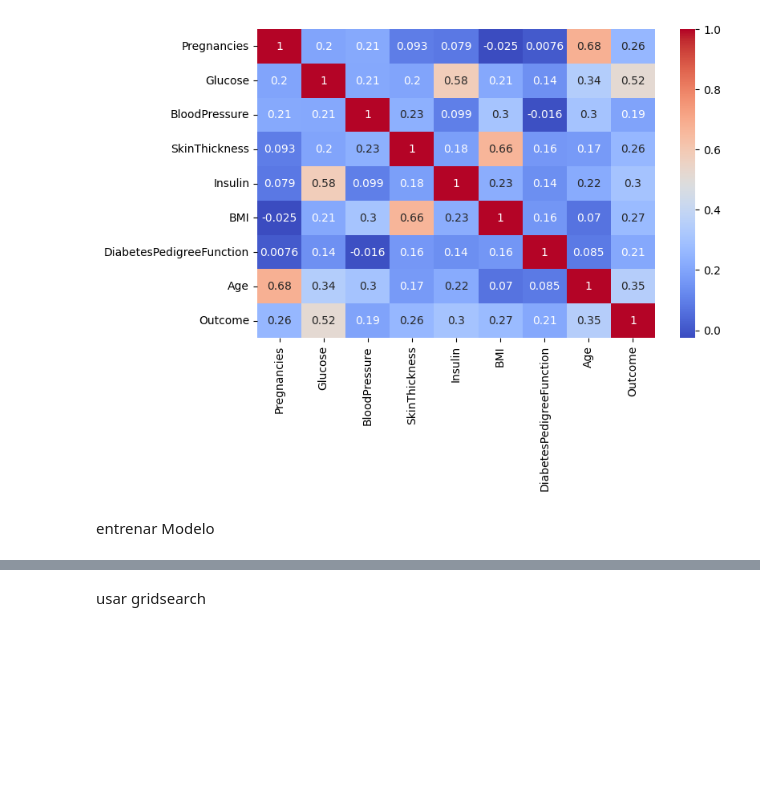
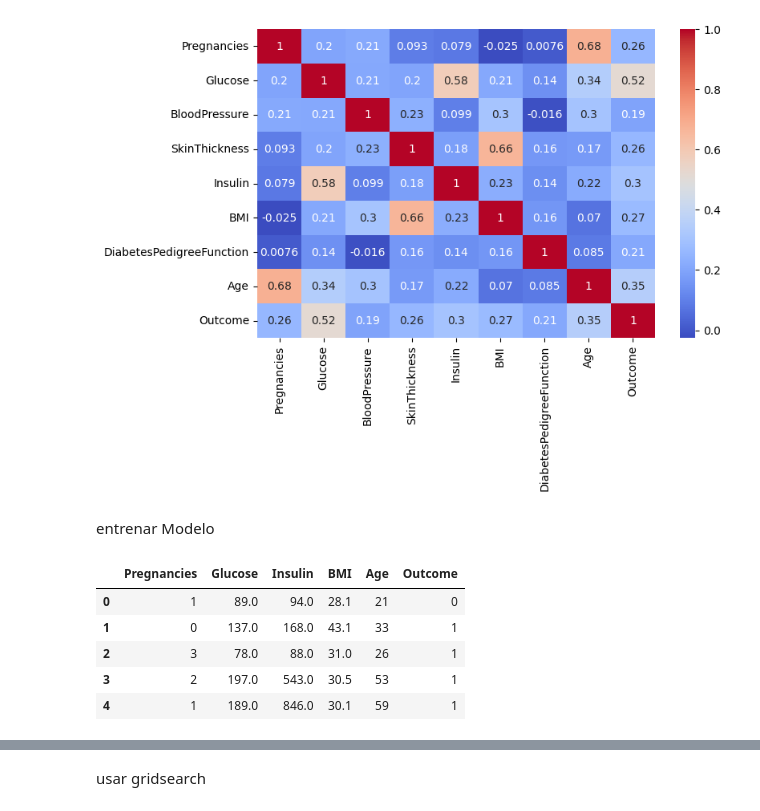
Before and after one commit to AaronE0811/PredictDiabetes, a Jupyter notebook: src/trainModel.ipynb, the cells around one changed output, grey strips where cells are left out. Drawn from its saved outputs; the diff is of its cells as text; code cells hidden in the pictures; blank space fills up the shorter version.

```diff
--- a/src/trainModel.ipynb
+++ b/src/trainModel.ipynb
@@ -34,5 +34,16 @@ columnas=["SkinThickness","Outcome","BloodPressure"]
 x=df.drop(columnas,axis=1)
 y=df["Outcome"]
+# %%
+columnasDrop=["SkinThickness","BloodPressure","DiabetesPedigreeFunction"]
+df2=df2.drop(columnasDrop,axis=1)
+df2.head()
+# %% [output]
+|  | Pregnancies | Glucose | Insulin | BMI | Age | Outcome |
+| 0 | 1 | 89.0 | 94.0 | 28.1 | 21 | 0 |
+| 1 | 0 | 137.0 | 168.0 | 43.1 | 33 | 1 |
+| 2 | 3 | 78.0 | 88.0 | 31.0 | 26 | 1 |
+| 3 | 2 | 197.0 | 543.0 | 30.5 | 53 | 1 |
+| 4 | 1 | 189.0 | 846.0 | 30.1 | 59 | 1 |
 # %%
 #80% entrenamiento, 20% test
 x_train,x_test,y_train,y_test= train_test_split(x,y,test_size=0.2, random_state=42)
```
Also changed, not shown: parts of 7 cells of this notebook, 4 other files.
